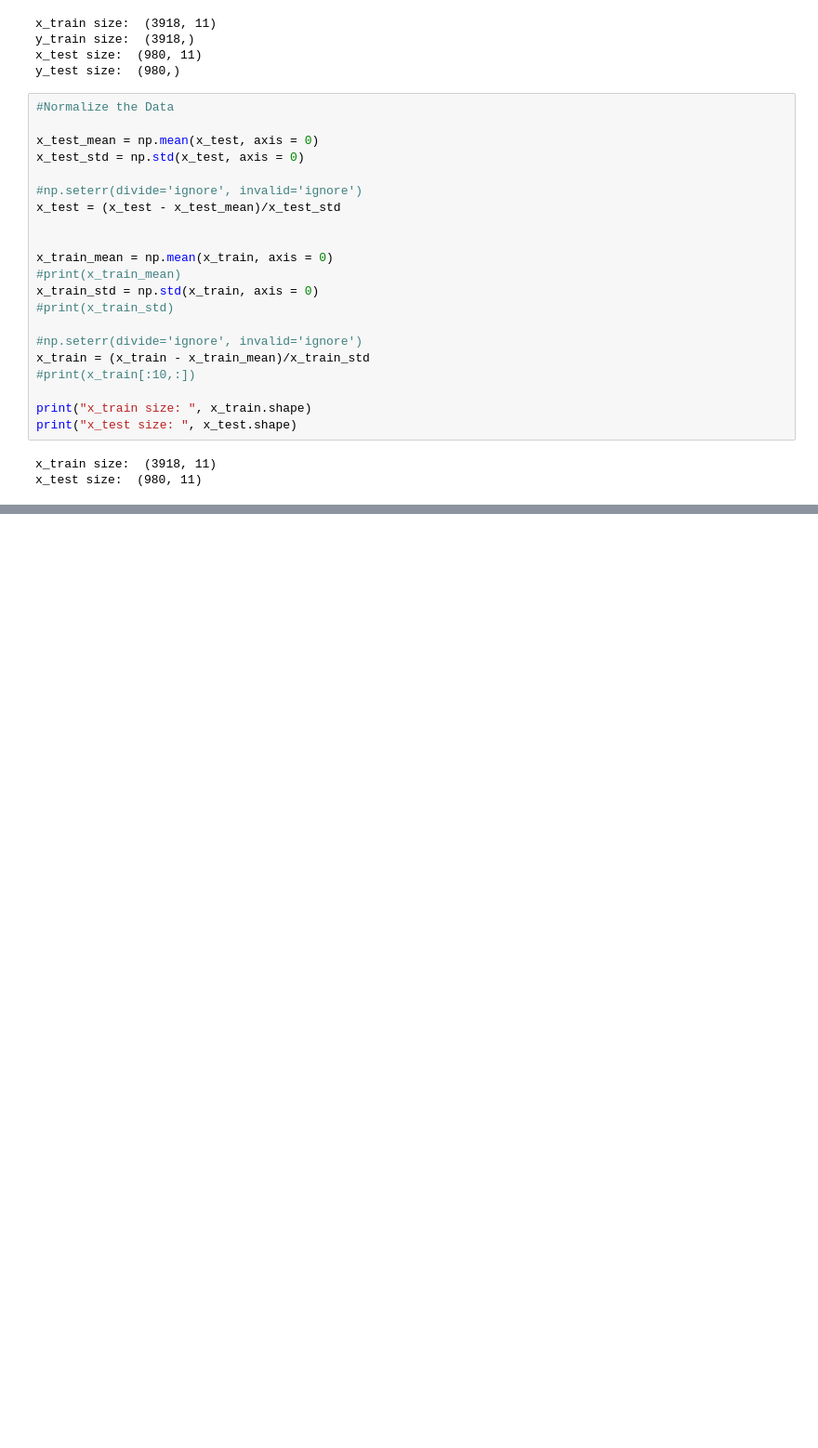
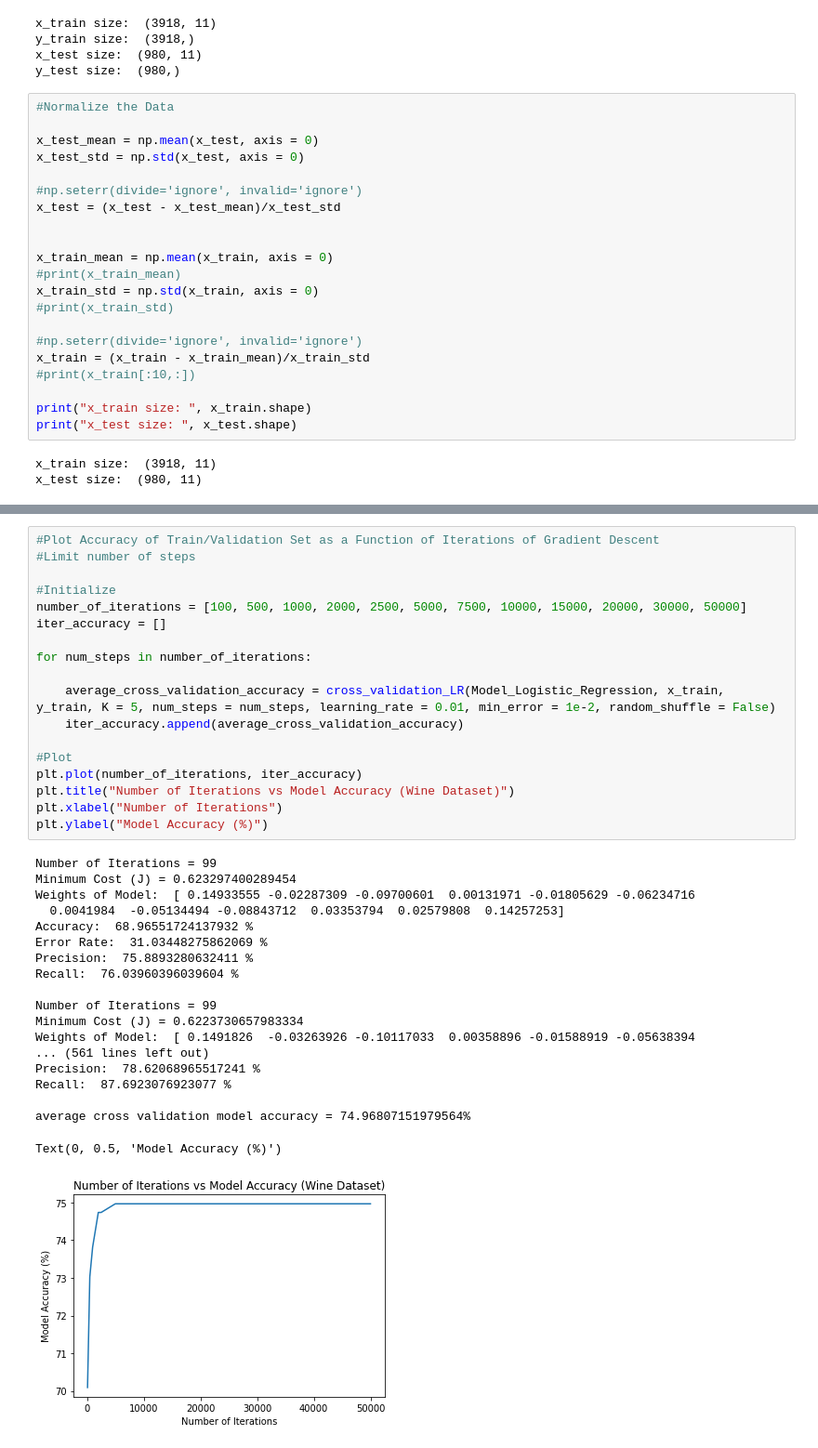
Before and after one commit to pbrebner/binary-classification-from-scratch, a Jupyter notebook: binary_white_wine_quality.ipynb, the cells around one changed output, grey strips where cells are left out. Shown at 93% size. Cells and saved outputs as stored; diff of their text form; blank space fills up the shorter version.

```diff
--- a/binary_white_wine_quality.ipynb
+++ b/binary_white_wine_quality.ipynb
@@ -283,0 +758,38 @@ x_test size:  (980, 11)
+# %%
+#Plot Accuracy of Train/Validation Set as a Function of Iterations of Gradient Descent
+#Limit number of steps
+
+#Initialize
+number_of_iterations = [100, 500, 1000, 2000, 2500, 5000, 7500, 10000, 15000, 20000, 30000, 50000]
+iter_accuracy = []
+
+for num_steps in number_of_iterations:
+
+    average_cross_validation_accuracy = cross_validation_LR(Model_Logistic_Regression, x_train, y_train, K = 5, num_steps = num_steps, learning_rate = 0.01, min_error = 1e-2, random_shuffle = False)
+    iter_accuracy.append(average_cross_validation_accuracy)
+
+#Plot
+plt.plot(number_of_iterations, iter_accuracy)
+plt.title("Number of Iterations vs Model Accuracy (Wine Dataset)")
+plt.xlabel("Number of Iterations")
+plt.ylabel("Model Accuracy (%)")
+# %% [output]
+Number of Iterations = 99
+Minimum Cost (J) = 0.623297400289454
+Weights of Model:  [ 0.14933555 -0.02287309 -0.09700601  0.00131971 -0.01805629 -0.06234716
+  0.0041984  -0.05134494 -0.08843712  0.03353794  0.02579808  0.14257253]
+Accuracy:  68.96551724137932 %
+Error Rate:  31.03448275862069 %
+Precision:  75.8893280632411 %
+Recall:  76.03960396039604 %
+
+Number of Iterations = 99
+Minimum Cost (J) = 0.6223730657983334
+Weights of Model:  [ 0.1491826  -0.03263926 -0.10117033  0.00358896 -0.01588919 -0.05638394
+... (561 lines left out)
+Precision:  78.62068965517241 %
+Recall:  87.6923076923077 %
+
+average cross validation model accuracy = 74.96807151979564%
+Text(0, 0.5, 'Model Accuracy (%)')
+[figure, added]
```
Also changed, not shown: parts of 19 cells of this notebook.
